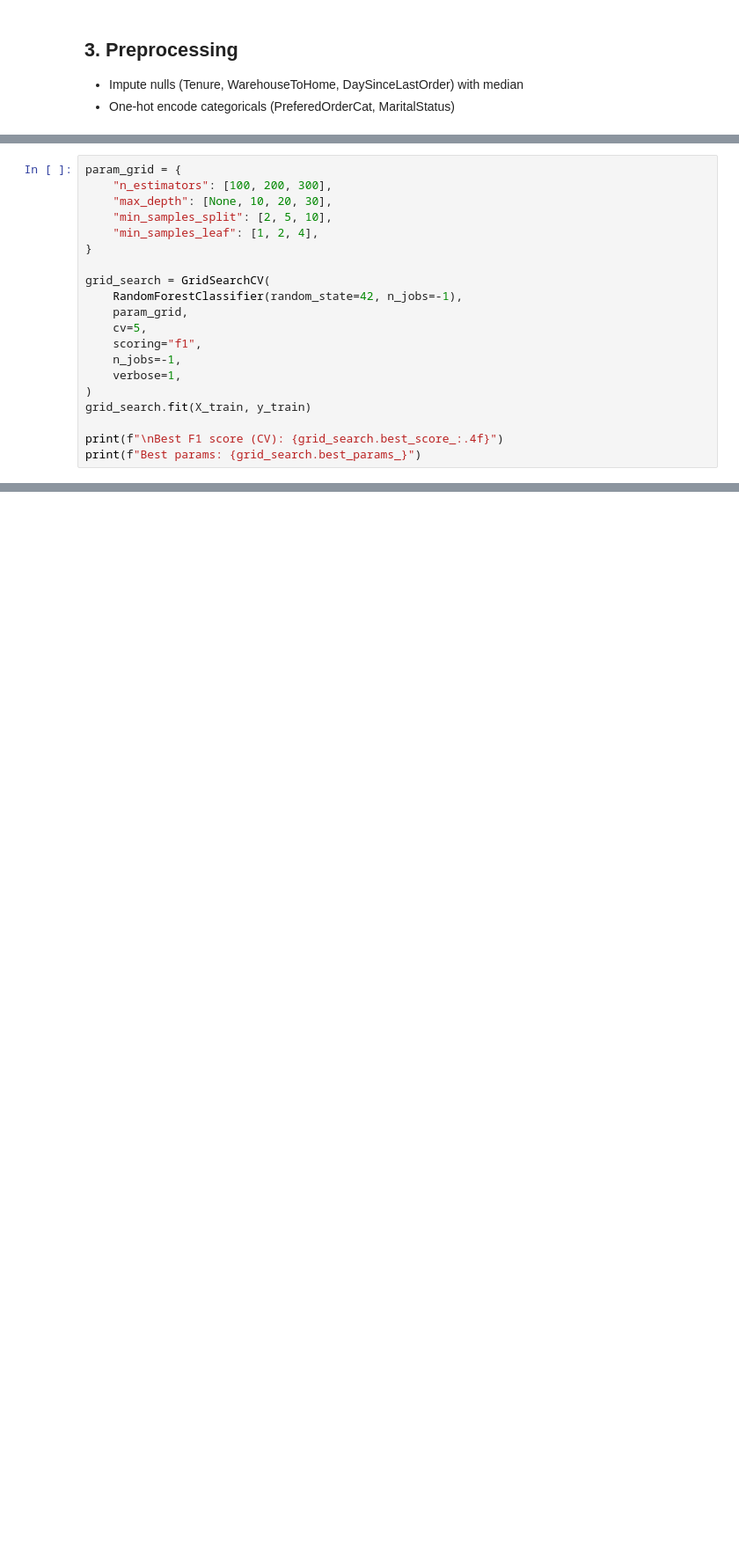
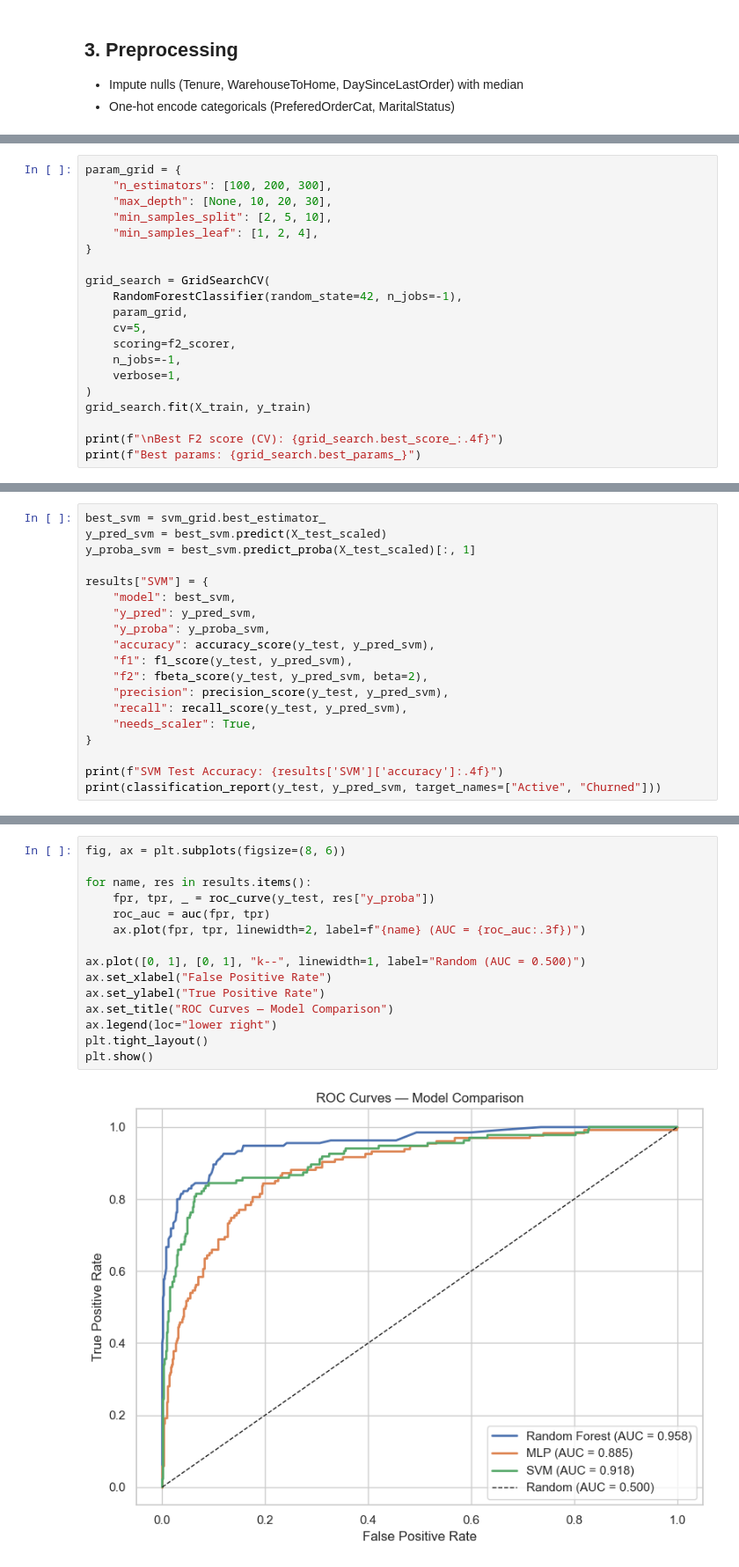
Before and after one commit to JstnClmnt/UST-DSA-Python-Workshop, a Jupyter notebook: notebooks/01_churn_model.ipynb, the cells around one changed output, grey strips where cells are left out. Shown at 88% size. Saved outputs shown, nothing was run; the diff lists cells and outputs as text; blank space fills up the shorter version.

```diff
--- a/notebooks/01_churn_model.ipynb
+++ b/notebooks/01_churn_model.ipynb
@@ -115,11 +204,11 @@ grid_search = GridSearchCV(
     RandomForestClassifier(random_state=42, n_jobs=-1),
     param_grid,
     cv=5,
-    scoring="f1",
+    scoring=f2_scorer,
     n_jobs=-1,
     verbose=1,
 )
 grid_search.fit(X_train, y_train)
 
-print(f"\nBest F1 score (CV): {grid_search.best_score_:.4f}")
+print(f"\nBest F2 score (CV): {grid_search.best_score_:.4f}")
 print(f"Best params: {grid_search.best_params_}")
@@ -133,0 +343,19 @@ print(classification_report(y_test, y_pred, target_names=["Active", "Churned"]))
+# %%
+best_svm = svm_grid.best_estimator_
+y_pred_svm = best_svm.predict(X_test_scaled)
+y_proba_svm = best_svm.predict_proba(X_test_scaled)[:, 1]
+
+results["SVM"] = {
+    "model": best_svm,
+    "y_pred": y_pred_svm,
+    "y_proba": y_proba_svm,
+    "accuracy": accuracy_score(y_test, y_pred_svm),
+    "f1": f1_score(y_test, y_pred_svm),
+    "f2": fbeta_score(y_test, y_pred_svm, beta=2),
+    "precision": precision_score(y_test, y_pred_svm),
+    "recall": recall_score(y_test, y_pred_svm),
+    "needs_scaler": True,
+}
+
+print(f"SVM Test Accuracy: {results['SVM']['accuracy']:.4f}")
+print(classification_report(y_test, y_pred_svm, target_names=["Active", "Churned"]))
@@ -133,0 +376,17 @@ print(classification_report(y_test, y_pred, target_names=["Active", "Churned"]))
+# %%
+fig, ax = plt.subplots(figsize=(8, 6))
+
+for name, res in results.items():
+    fpr, tpr, _ = roc_curve(y_test, res["y_proba"])
+    roc_auc = auc(fpr, tpr)
+    ax.plot(fpr, tpr, linewidth=2, label=f"{name} (AUC = {roc_auc:.3f})")
+
+ax.plot([0, 1], [0, 1], "k--", linewidth=1, label="Random (AUC = 0.500)")
+ax.set_xlabel("False Positive Rate")
+ax.set_ylabel("True Positive Rate")
+ax.set_title("ROC Curves — Model Comparison")
+ax.legend(loc="lower right")
+plt.tight_layout()
+plt.show()
+# %% [output]
+[figure, added]
```
Also changed, not shown: parts of 34 cells of this notebook, 7 other files.
